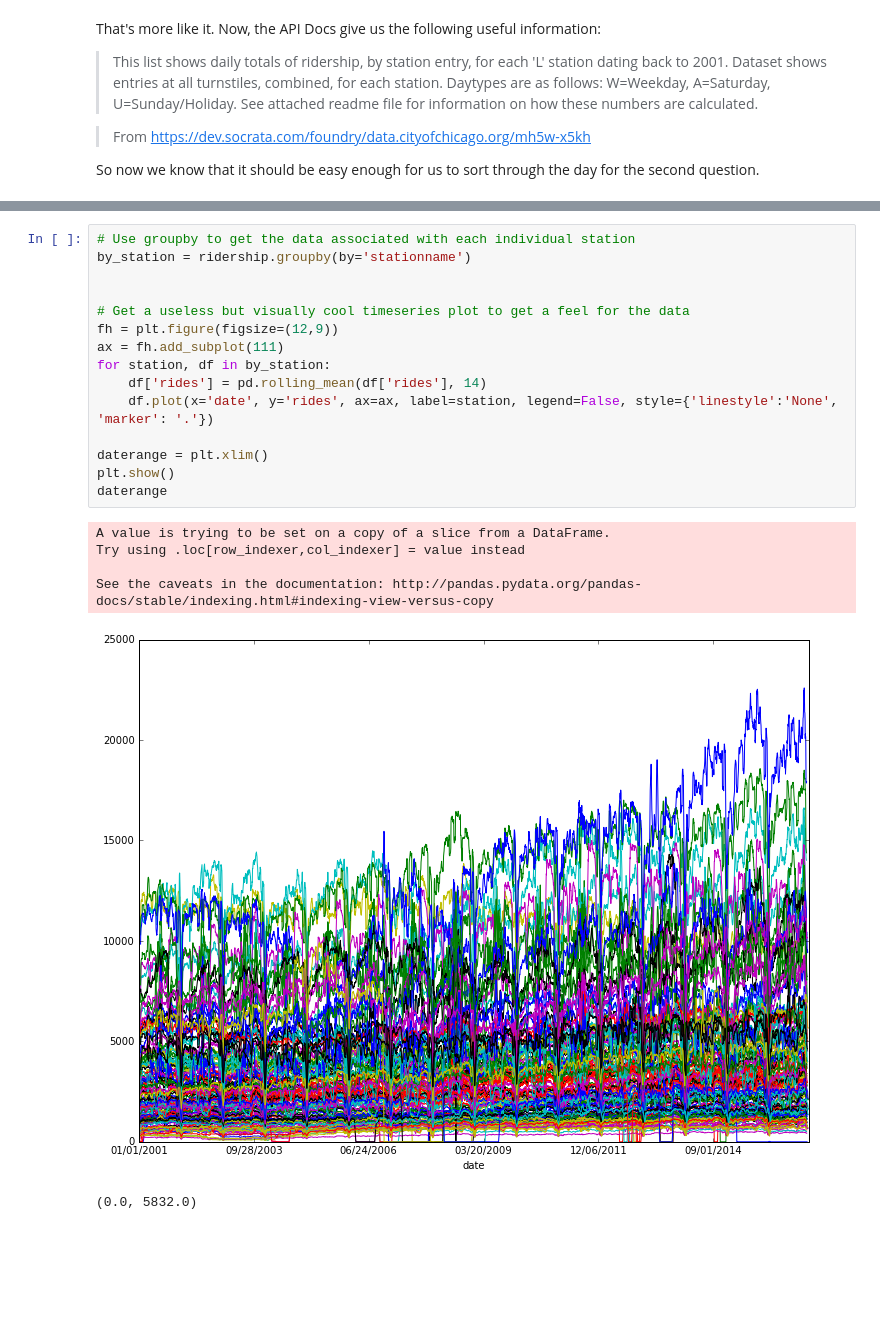
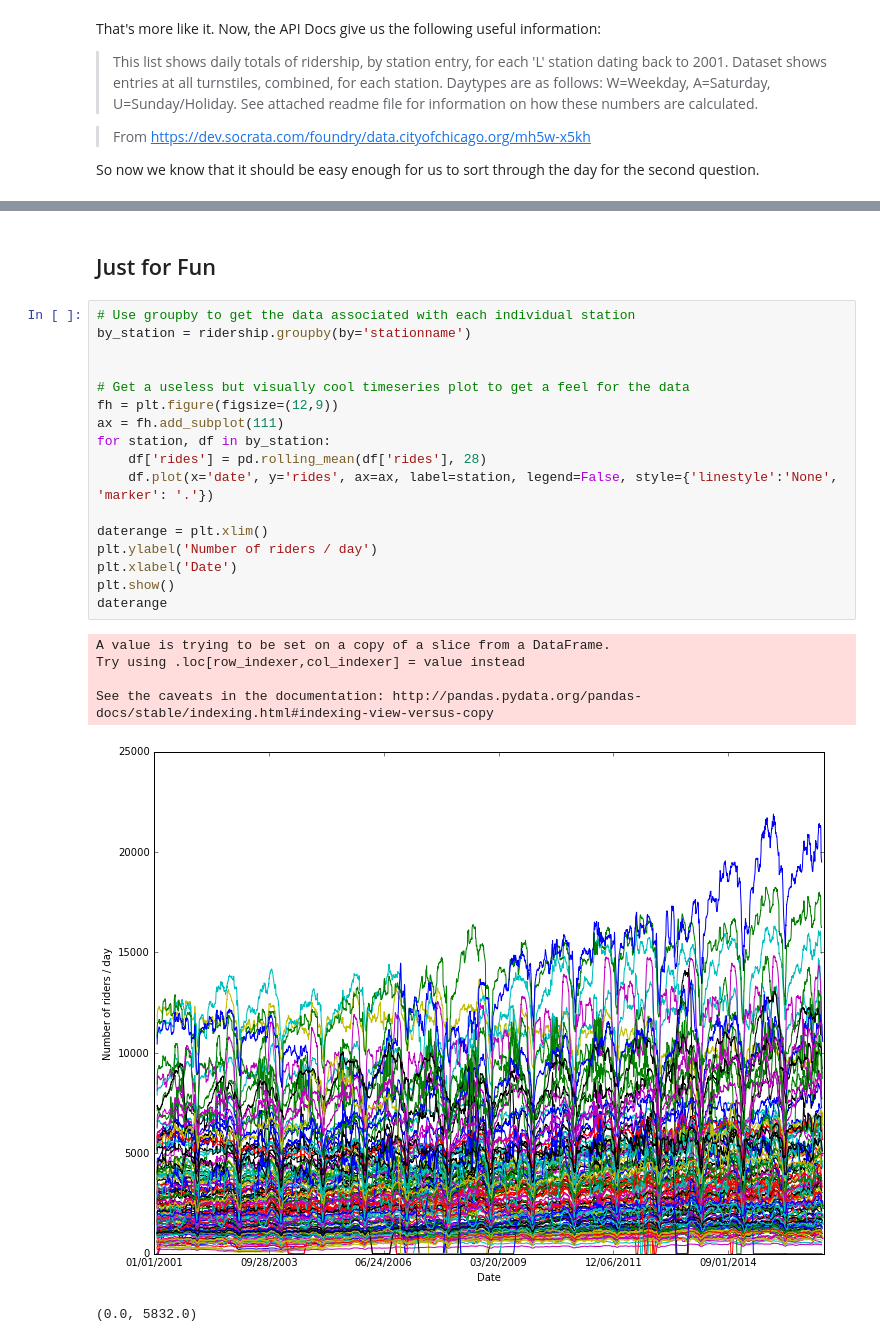
Before and after one commit to chrisjkuch/dscopeapp, a Jupyter notebook: ChicagoL-Ridership.ipynb, the cells around one changed output, grey strips where cells are left out. Saved outputs shown, nothing was run; the diff lists cells and outputs as text; blank space fills up the shorter version.

```diff
--- a/ChicagoL-Ridership.ipynb
+++ b/ChicagoL-Ridership.ipynb
@@ -74,22 +92,26 @@ So now we know that it should be easy enough for us to sort through the day for
+# %% [markdown]
+## Just for Fun
 # %%
 # Use groupby to get the data associated with each individual station
 by_station = ridership.groupby(by='stationname')
 
 
 # Get a useless but visually cool timeseries plot to get a feel for the data
 fh = plt.figure(figsize=(12,9))
 ax = fh.add_subplot(111)
 for station, df in by_station:
-    df['rides'] = pd.rolling_mean(df['rides'], 14)
+    df['rides'] = pd.rolling_mean(df['rides'], 28)
     df.plot(x='date', y='rides', ax=ax, label=station, legend=False, style={'linestyle':'None', 'marker': '.'})
 
 daterange = plt.xlim()
+plt.ylabel('Number of riders / day')
+plt.xlabel('Date')
 plt.show()
 daterange
 # %% [output]
 A value is trying to be set on a copy of a slice from a DataFrame.
 Try using .loc[row_indexer,col_indexer] = value instead
 
 See the caveats in the documentation: http://pandas.pydata.org/pandas-docs/stable/indexing.html#indexing-view-versus-copy
-[figure, old version]
+[figure, new version]
 (0.0, 5832.0)
```
Also changed, not shown: parts of 6 cells of this notebook.
